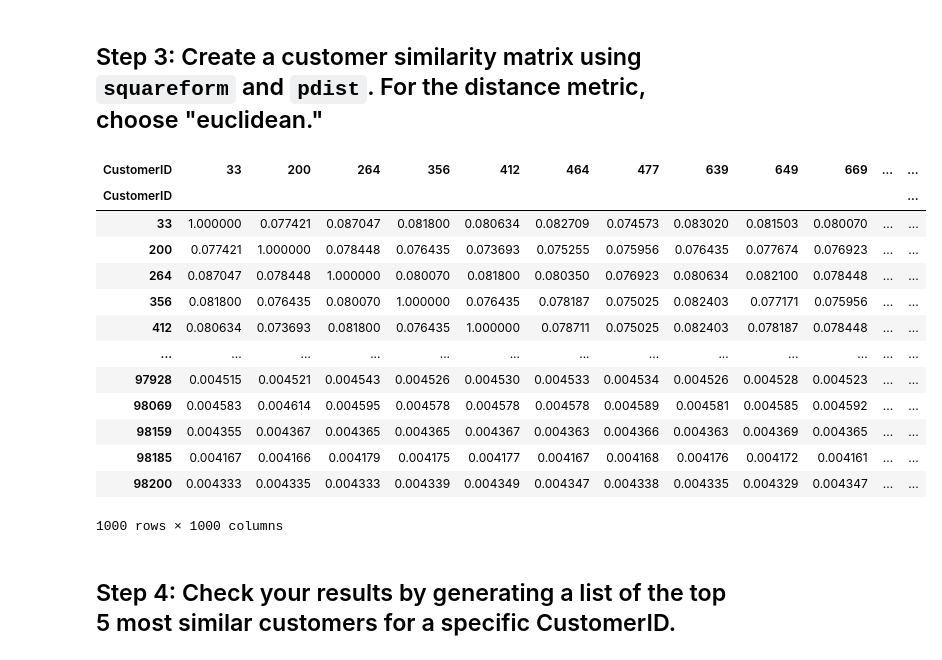
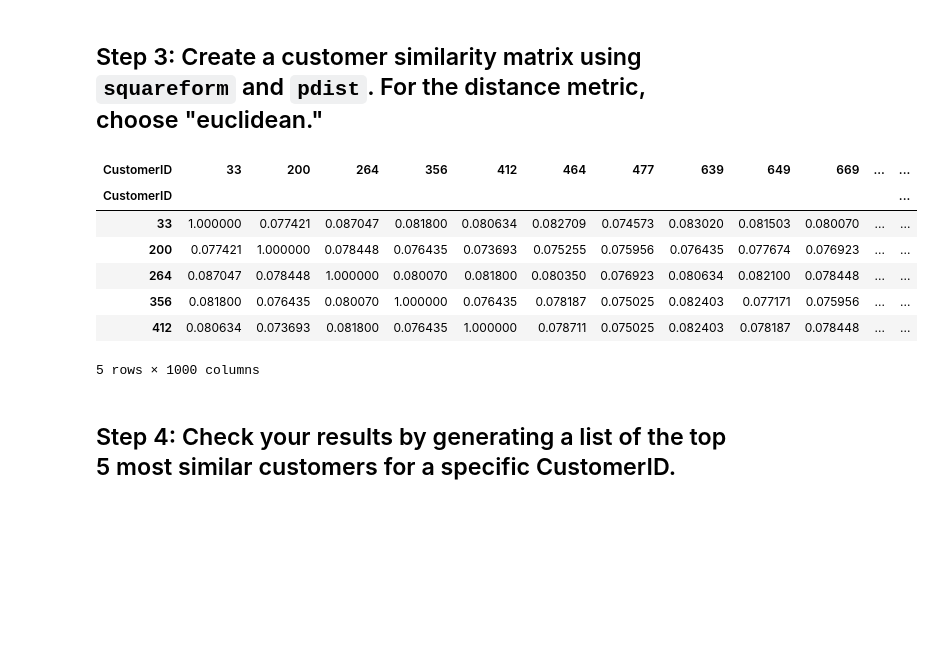
Before and after one commit to ironhack-datalabs/datamad1019, a Jupyter notebook: module-2/lab-intro-recommender-systems/your-code/main.ipynb, the cells around one changed output. Saved outputs shown, nothing was run; the diff lists cells and outputs as text; code cells hidden in the pictures; blank space fills up the shorter version.

```diff
--- a/module-2/lab-intro-recommender-systems/your-code/main.ipynb
+++ b/module-2/lab-intro-recommender-systems/your-code/main.ipynb
@@ -68,27 +55,21 @@ table
 # %%
 from scipy.spatial.distance import pdist, squareform
 #distances = pdist(table.T, 'euclidean')
 #print(squareform(distances))
 
 distances = pd.DataFrame(1/(1 + squareform(pdist(table.T, 'euclidean'))),
                          index=table.columns, columns=table.columns)
 
-distances
+distances.head()
 # %% [output]
 | CustomerID | 33 | 200 | 264 | 356 | 412 | 464 | 477 | 639 | 649 | 669 | ... | ... |
 | CustomerID |  |  |  |  |  |  |  |  |  |  |  | ... |
 | 33 | 1.000000 | 0.077421 | 0.087047 | 0.081800 | 0.080634 | 0.082709 | 0.074573 | 0.083020 | 0.081503 | 0.080070 | ... | ... |
 | 200 | 0.077421 | 1.000000 | 0.078448 | 0.076435 | 0.073693 | 0.075255 | 0.075956 | 0.076435 | 0.077674 | 0.076923 | ... | ... |
 | 264 | 0.087047 | 0.078448 | 1.000000 | 0.080070 | 0.081800 | 0.080350 | 0.076923 | 0.080634 | 0.082100 | 0.078448 | ... | ... |
 | 356 | 0.081800 | 0.076435 | 0.080070 | 1.000000 | 0.076435 | 0.078187 | 0.075025 | 0.082403 | 0.077171 | 0.075956 | ... | ... |
 | 412 | 0.080634 | 0.073693 | 0.081800 | 0.076435 | 1.000000 | 0.078711 | 0.075025 | 0.082403 | 0.078187 | 0.078448 | ... | ... |
-| ... | ... | ... | ... | ... | ... | ... | ... | ... | ... | ... | ... | ... |
-| 97928 | 0.004515 | 0.004521 | 0.004543 | 0.004526 | 0.004530 | 0.004533 | 0.004534 | 0.004526 | 0.004528 | 0.004523 | ... | ... |
-| 98069 | 0.004583 | 0.004614 | 0.004595 | 0.004578 | 0.004578 | 0.004578 | 0.004589 | 0.004581 | 0.004585 | 0.004592 | ... | ... |
-| 98159 | 0.004355 | 0.004367 | 0.004365 | 0.004365 | 0.004367 | 0.004363 | 0.004366 | 0.004363 | 0.004369 | 0.004365 | ... | ... |
-| 98185 | 0.004167 | 0.004166 | 0.004179 | 0.004175 | 0.004177 | 0.004167 | 0.004168 | 0.004176 | 0.004172 | 0.004161 | ... | ... |
-| 98200 | 0.004333 | 0.004335 | 0.004333 | 0.004339 | 0.004349 | 0.004347 | 0.004338 | 0.004335 | 0.004329 | 0.004347 | ... | ... |
-1000 rows × 1000 columns
+5 rows × 1000 columns
 # %% [markdown]
 ## Step 4: Check your results by generating a list of the top 5 most similar customers for a specific CustomerID.
 # %%
```
Also changed, not shown: parts of 5 cells of this notebook.
